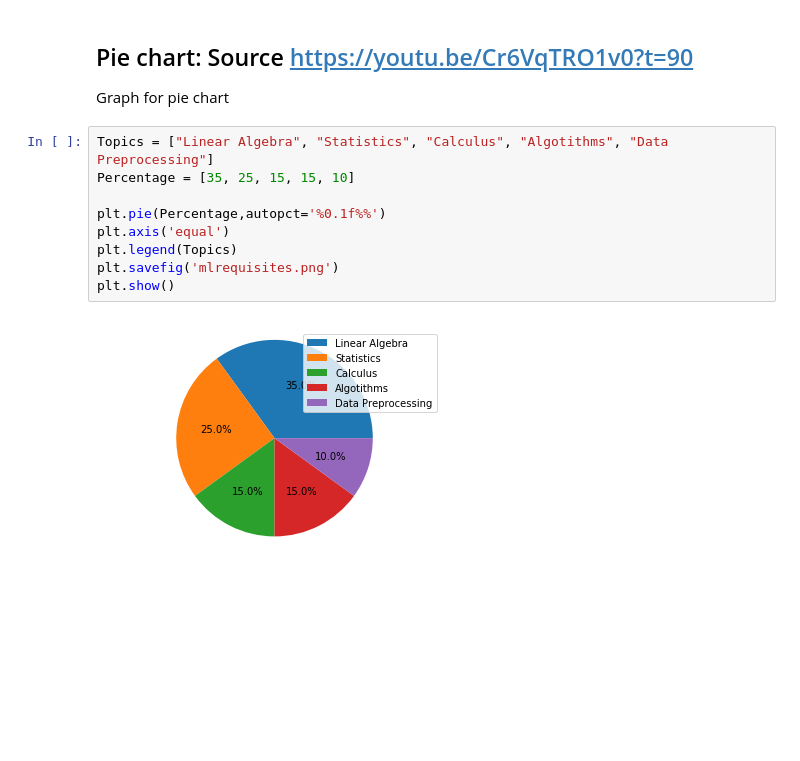
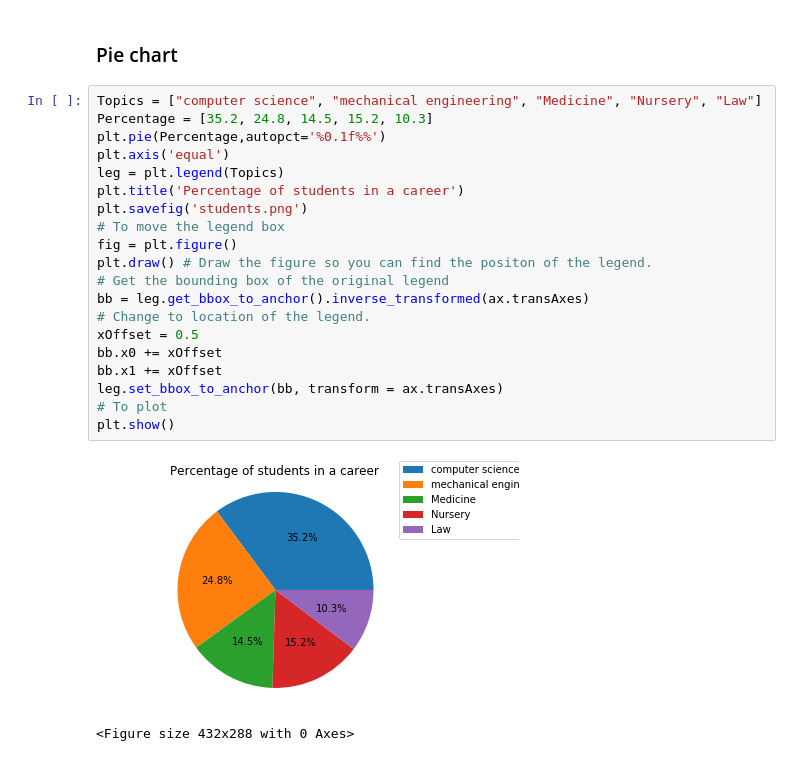
Before and after one commit to ricardopretelt/data-analysis-in-python, a Jupyter notebook: intro-to-matplotlib.ipynb, the cells around one changed output. Saved outputs shown, nothing was run; the diff lists cells and outputs as text; blank space fills up the shorter version.

```diff
--- a/intro-to-matplotlib.ipynb
+++ b/intro-to-matplotlib.ipynb
@@ -103,15 +96,26 @@ plt.show()
 [figure]
-# %% [markdown]
-## Pie chart: Source https://youtu.be/Cr6VqTRO1v0?t=90
-Graph for pie chart
-# %%
-Topics = ["Linear Algebra", "Statistics", "Calculus", "Algotithms", "Data Preprocessing"]
-Percentage = [35, 25, 15, 15, 10]
-
-plt.pie(Percentage,autopct='%0.1f%%')
-plt.axis('equal')
-plt.legend(Topics)
-plt.savefig('mlrequisites.png')
-plt.show()
-# %% [output]
-[figure, removed]
+# %% [markdown]
+### Pie chart
+# %%
+Topics = ["computer science", "mechanical engineering", "Medicine", "Nursery", "Law"]
+Percentage = [35.2, 24.8, 14.5, 15.2, 10.3]
+plt.pie(Percentage,autopct='%0.1f%%')
+plt.axis('equal')
+leg = plt.legend(Topics)
+plt.title('Percentage of students in a career')
+plt.savefig('students.png')
+# To move the legend box
+fig = plt.figure()
+plt.draw() # Draw the figure so you can find the positon of the legend.
+# Get the bounding box of the original legend
+bb = leg.get_bbox_to_anchor().inverse_transformed(ax.transAxes)
+# Change to location of the legend.
+xOffset = 0.5
+bb.x0 += xOffset
+bb.x1 += xOffset
+leg.set_bbox_to_anchor(bb, transform = ax.transAxes)
+# To plot
+plt.show()
+# %% [output]
+[figure, added]
+<Figure size 432x288 with 0 Axes>
```
Also changed, not shown: parts of 17 cells of this notebook, 3 other files.
